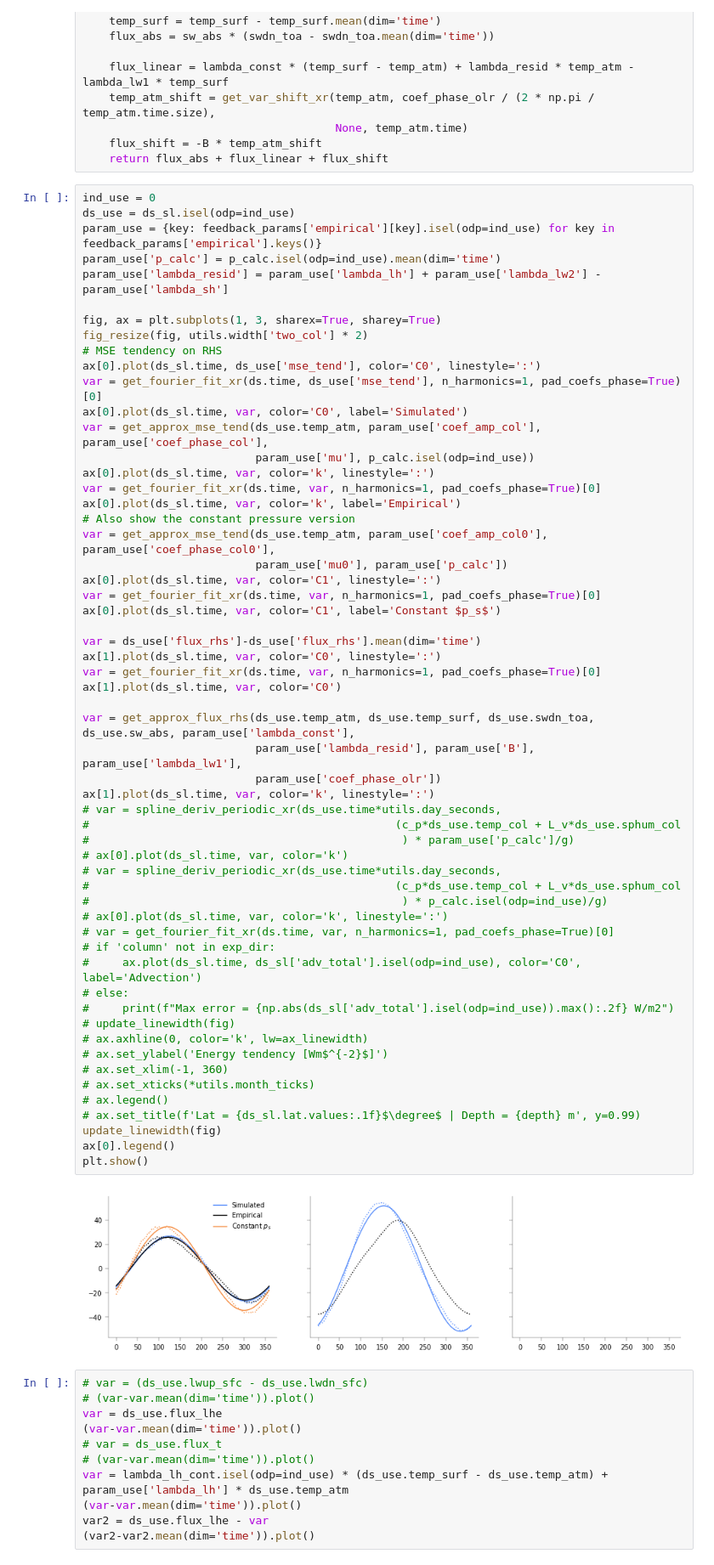
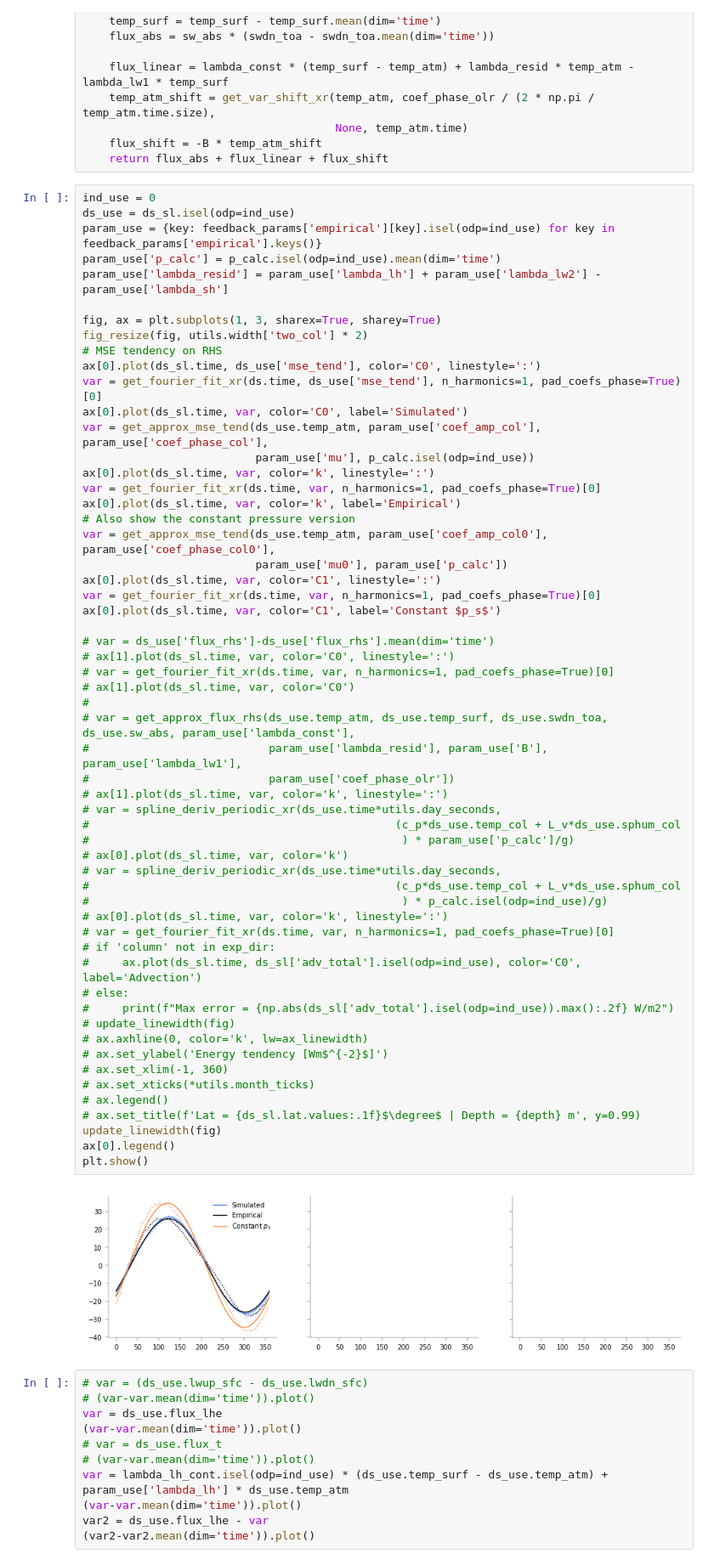
Before and after one commit to jduffield65/Isca, a Jupyter notebook: jobs/thesis_season/vary_odp.ipynb, the cells around one changed output. Shown at 85% size. Cells and saved outputs as stored; diff of their text form.

```diff
--- a/jobs/thesis_season/vary_odp.ipynb
+++ b/jobs/thesis_season/vary_odp.ipynb
@@ -326,43 +326,43 @@ ax[0].plot(ds_sl.time, var, color='k', label='Empirical')
 var = get_approx_mse_tend(ds_use.temp_atm, param_use['coef_amp_col0'], param_use['coef_phase_col0'],
                           param_use['mu0'], param_use['p_calc'])
 ax[0].plot(ds_sl.time, var, color='C1', linestyle=':')
 var = get_fourier_fit_xr(ds.time, var, n_harmonics=1, pad_coefs_phase=True)[0]
 ax[0].plot(ds_sl.time, var, color='C1', label='Constant $p_s$')
 
-var = ds_use['flux_rhs']-ds_use['flux_rhs'].mean(dim='time')
-ax[1].plot(ds_sl.time, var, color='C0', linestyle=':')
-var = get_fourier_fit_xr(ds.time, var, n_harmonics=1, pad_coefs_phase=True)[0]
-ax[1].plot(ds_sl.time, var, color='C0')
-
-var = get_approx_flux_rhs(ds_use.temp_atm, ds_use.temp_surf, ds_use.swdn_toa, ds_use.sw_abs, param_use['lambda_const'],
-                          param_use['lambda_resid'], param_use['B'], param_use['lambda_lw1'],
-                          param_use['coef_phase_olr'])
-ax[1].plot(ds_sl.time, var, color='k', linestyle=':')
+# var = ds_use['flux_rhs']-ds_use['flux_rhs'].mean(dim='time')
+# ax[1].plot(ds_sl.time, var, color='C0', linestyle=':')
+# var = get_fourier_fit_xr(ds.time, var, n_harmonics=1, pad_coefs_phase=True)[0]
+# ax[1].plot(ds_sl.time, var, color='C0')
+#
+# var = get_approx_flux_rhs(ds_use.temp_atm, ds_use.temp_surf, ds_use.swdn_toa, ds_use.sw_abs, param_use['lambda_const'],
+#                           param_use['lambda_resid'], param_use['B'], param_use['lambda_lw1'],
+#                           param_use['coef_phase_olr'])
+# ax[1].plot(ds_sl.time, var, color='k', linestyle=':')
 # var = spline_deriv_periodic_xr(ds_use.time*utils.day_seconds,
 #                                              (c_p*ds_use.temp_col + L_v*ds_use.sphum_col
 #                                               ) * param_use['p_calc']/g)
 # ax[0].plot(ds_sl.time, var, color='k')
 # var = spline_deriv_periodic_xr(ds_use.time*utils.day_seconds,
 #                                              (c_p*ds_use.temp_col + L_v*ds_use.sphum_col
 #                                               ) * p_calc.isel(odp=ind_use)/g)
 # ax[0].plot(ds_sl.time, var, color='k', linestyle=':')
 # var = get_fourier_fit_xr(ds.time, var, n_harmonics=1, pad_coefs_phase=True)[0]
 # if 'column' not in exp_dir:
 #     ax.plot(ds_sl.time, ds_sl['adv_total'].isel(odp=ind_use), color='C0', label='Advection')
 # else:
 #     print(f"Max error = {np.abs(ds_sl['adv_total'].isel(odp=ind_use)).max():.2f} W/m2")
 # update_linewidth(fig)
 # ax.axhline(0, color='k', lw=ax_linewidth)
 # ax.set_ylabel('Energy tendency [Wm$^{-2}$]')
 # ax.set_xlim(-1, 360)
 # ax.set_xticks(*utils.month_ticks)
 # ax.legend()
 # ax.set_title(f'Lat = {ds_sl.lat.values:.1f}$\degree$ | Depth = {depth} m', y=0.99)
 update_linewidth(fig)
 ax[0].legend()
 plt.show()
 # %% [output]
-[figure, old version]
+[figure, new version]
 # %%
 # var = (ds_use.lwup_sfc - ds_use.lwdn_sfc)
 # (var-var.mean(dim='time')).plot()
```
Also changed, not shown: parts of 1 cell of this notebook, 2 other files.
